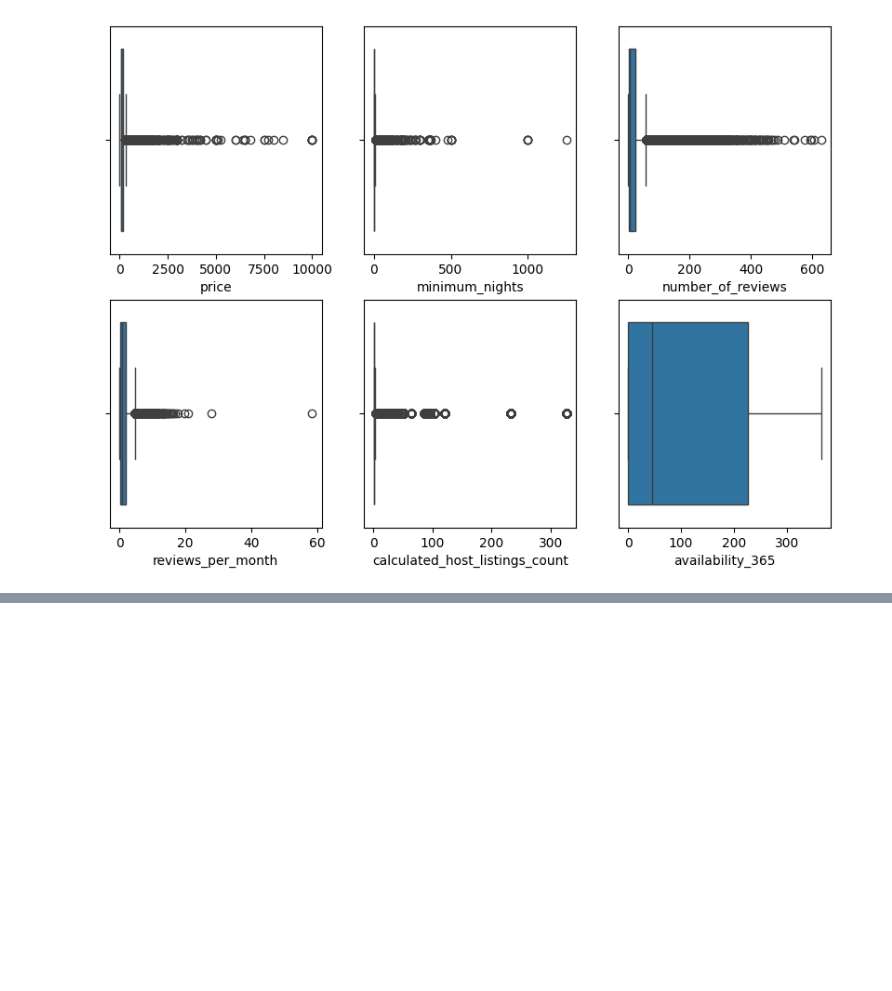
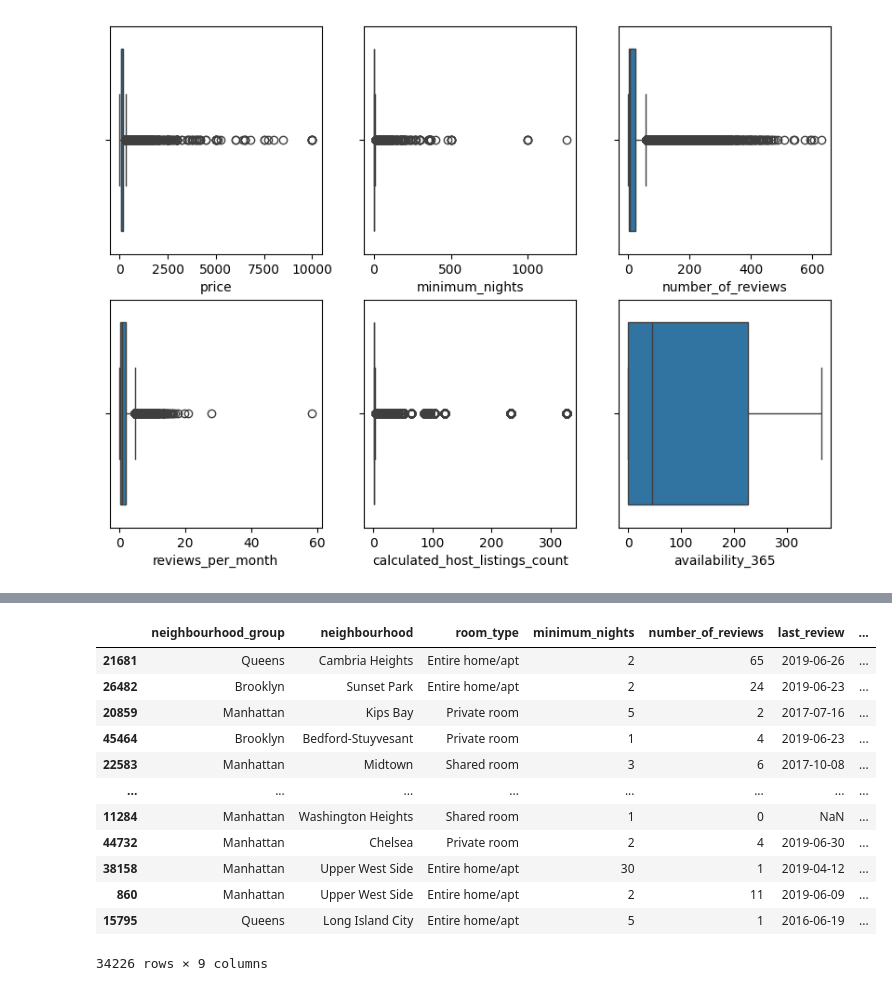
Before and after one commit to 4GeeksAcademy/Fructu-EDA-1-Exploratory-Data-Analysis, a Jupyter notebook: src/explore.ipynb, the cells around one changed output, grey strips where cells are left out. Saved outputs shown, nothing was run; the diff lists cells and outputs as text; code cells hidden in the pictures; blank space fills up the shorter version.

```diff
--- a/src/explore.ipynb
+++ b/src/explore.ipynb
@@ -188,0 +238,6 @@ plt.show()
+# %%
+df = df[['neighbourhood_group', 'neighbourhood', 'room_type', 'price',
+       'minimum_nights', 'number_of_reviews', 'last_review',
+       'reviews_per_month', 'calculated_host_listings_count',
+       'availability_365']]
+df.isnull().sum()
@@ -188,0 +284,28 @@ plt.show()
+# %%
+from sklearn.model_selection import train_test_split
+
+predictoras = ['neighbourhood_group', 'neighbourhood', 'room_type',
+       'minimum_nights', 'number_of_reviews', 'last_review',
+       'reviews_per_month', 'calculated_host_listings_count',
+       'availability_365']
+target = 'price'
+
+X = df[predictoras]
+y = df[target]
+
+X_train, X_test, y_train, y_test = train_test_split(X, y, test_size=0.3, random_state=42)
+X_train
+# %% [output]
+|  | neighbourhood_group | neighbourhood | room_type | minimum_nights | number_of_reviews | last_review | ... |
+| 21681 | Queens | Cambria Heights | Entire home/apt | 2 | 65 | 2019-06-26 | ... |
+| 26482 | Brooklyn | Sunset Park | Entire home/apt | 2 | 24 | 2019-06-23 | ... |
+| 20859 | Manhattan | Kips Bay | Private room | 5 | 2 | 2017-07-16 | ... |
+| 45464 | Brooklyn | Bedford-Stuyvesant | Private room | 1 | 4 | 2019-06-23 | ... |
+| 22583 | Manhattan | Midtown | Shared room | 3 | 6 | 2017-10-08 | ... |
+| ... | ... | ... | ... | ... | ... | ... | ... |
+| 11284 | Manhattan | Washington Heights | Shared room | 1 | 0 | NaN | ... |
+| 44732 | Manhattan | Chelsea | Private room | 2 | 4 | 2019-06-30 | ... |
+| 38158 | Manhattan | Upper West Side | Entire home/apt | 30 | 1 | 2019-04-12 | ... |
+| 860 | Manhattan | Upper West Side | Entire home/apt | 2 | 11 | 2019-06-09 | ... |
+| 15795 | Queens | Long Island City | Entire home/apt | 5 | 1 | 2016-06-19 | ... |
+34226 rows × 9 columns
```
Also changed, not shown: parts of 8 cells of this notebook.
